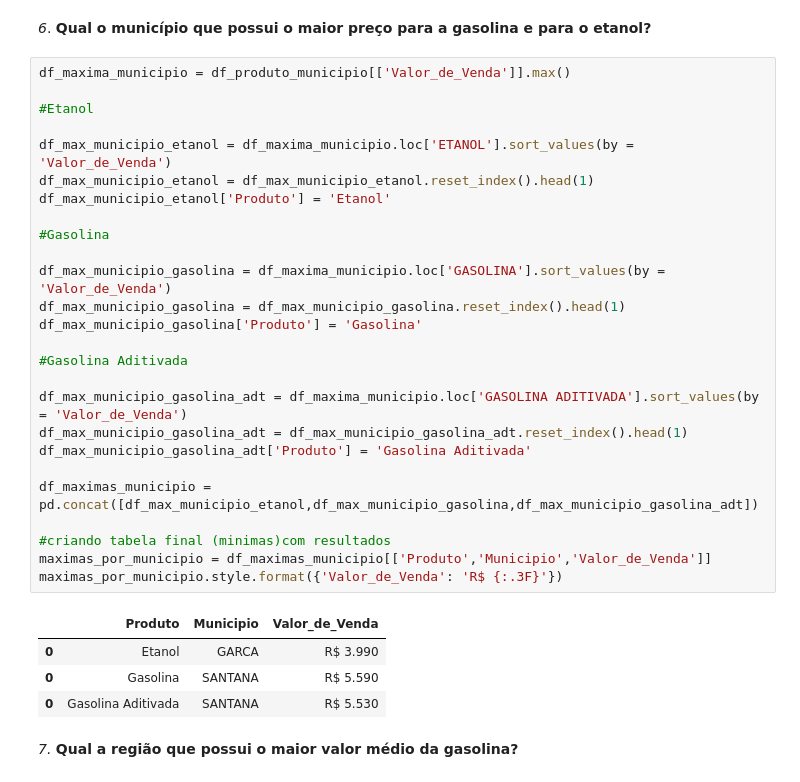
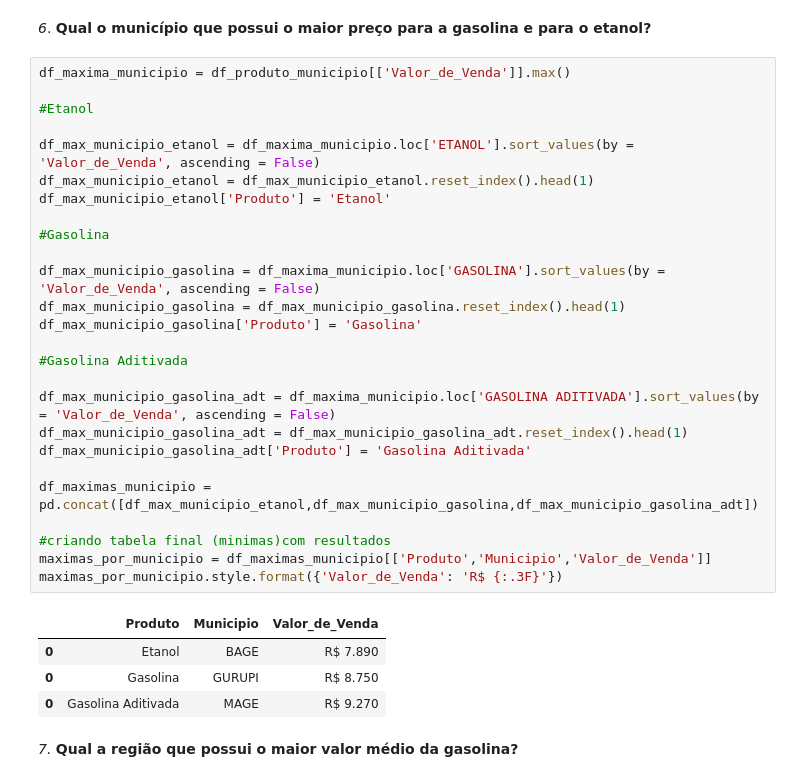
Before and after one commit to gustavovarella/Projeto_m4, a Jupyter notebook: PROJETO_M4.ipynb, the cells around one changed output. Cells and saved outputs as stored; diff of their text form.

```diff
--- a/PROJETO_M4.ipynb
+++ b/PROJETO_M4.ipynb
@@ -458,34 +453,34 @@ minimas_por_municipio.style.format({'Valor_de_Venda':'R$ {:.3F}'})
 # %%
 df_maxima_municipio = df_produto_municipio[['Valor_de_Venda']].max()
 
 #Etanol
 
-df_max_municipio_etanol = df_maxima_municipio.loc['ETANOL'].sort_values(by = 'Valor_de_Venda')
+df_max_municipio_etanol = df_maxima_municipio.loc['ETANOL'].sort_values(by = 'Valor_de_Venda', ascending = False)
 df_max_municipio_etanol = df_max_municipio_etanol.reset_index().head(1)
 df_max_municipio_etanol['Produto'] = 'Etanol'
 
 #Gasolina
 
-df_max_municipio_gasolina = df_maxima_municipio.loc['GASOLINA'].sort_values(by = 'Valor_de_Venda')
+df_max_municipio_gasolina = df_maxima_municipio.loc['GASOLINA'].sort_values(by = 'Valor_de_Venda', ascending = False)
 df_max_municipio_gasolina = df_max_municipio_gasolina.reset_index().head(1)
 df_max_municipio_gasolina['Produto'] = 'Gasolina'
 
 #Gasolina Aditivada
 
-df_max_municipio_gasolina_adt = df_maxima_municipio.loc['GASOLINA ADITIVADA'].sort_values(by = 'Valor_de_Venda')
+df_max_municipio_gasolina_adt = df_maxima_municipio.loc['GASOLINA ADITIVADA'].sort_values(by = 'Valor_de_Venda', ascending = False)
 df_max_municipio_gasolina_adt = df_max_municipio_gasolina_adt.reset_index().head(1)
 df_max_municipio_gasolina_adt['Produto'] = 'Gasolina Aditivada'
 
 df_maximas_municipio = pd.concat([df_max_municipio_etanol,df_max_municipio_gasolina,df_max_municipio_gasolina_adt])
 
 #criando tabela final (minimas)com resultados
 maximas_por_municipio = df_maximas_municipio[['Produto','Municipio','Valor_de_Venda']]
 maximas_por_municipio.style.format({'Valor_de_Venda': 'R$ {:.3F}'})
 # %% [output]
 |  | Produto | Municipio | Valor_de_Venda |
-| 0 | Etanol | GARCA | R$ 3.990 |
-| 0 | Gasolina | SANTANA | R$ 5.590 |
-| 0 | Gasolina Aditivada | SANTANA | R$ 5.530 |
+| 0 | Etanol | BAGE | R$ 7.890 |
+| 0 | Gasolina | GURUPI | R$ 8.750 |
+| 0 | Gasolina Aditivada | MAGE | R$ 9.270 |
 # %% [markdown]
 *7.* **Qual a região que possui o maior valor médio da gasolina?**
 # %%
```
Also changed, not shown: parts of 4 cells of this notebook.
